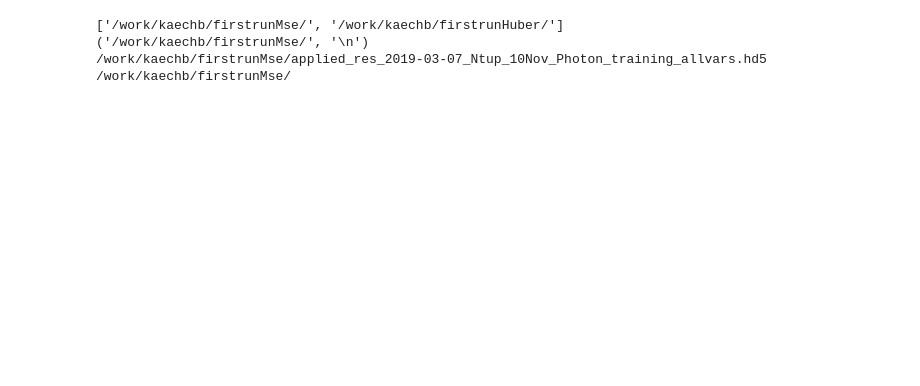
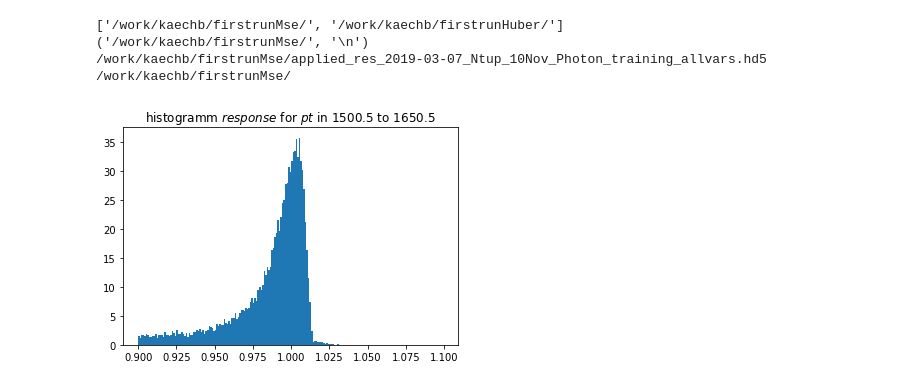
Before and after one commit to kaechb/HHbbgg_ETH, a Jupyter notebook: bregression/notebooks/plotsBenno.ipynb, the cells around one changed output. Saved outputs shown, nothing was run; the diff lists cells and outputs as text; code cells hidden in the pictures; blank space fills up the shorter version.

```diff
--- a/bregression/notebooks/plotsBenno.ipynb
+++ b/bregression/notebooks/plotsBenno.ipynb
@@ -97,8 +97,11 @@ def make_plots(x_plot,y_plot,y_err_fit,y_err_sigma,column,end,suffix):
     plt.show()
     plt.close()
 # %%
+%matplotlib inline
 from IPython.core.interactiveshell import InteractiveShell
-InteractiveShell.ast_node_interactivity = "all"
+from probfit.pdf import doublecrystalball
+from probfit.plotting import draw_normed_pdf
+InteractiveShell.ast_node_interactivity = "last_expr"
 input_dir=[]
 names=[]
 for dire in os.listdir("/work/kaechb/"):
@@ -164,7 +167,8 @@ for k in range(0,1):
 
         for i in range(0,len(bins)-1):
             try:
-
+                if (i<10) or (i>10):
+                    continue
                 #selecting data in bin
                 df_temp=df[df[column] >=bins[i]]
                 df_temp=df_temp[df_temp[column]<=bins[i+1]]
@@ -188,16 +192,16 @@ for k in range(0,1):
                 # set the boudaryof the fit
 
                 n_max=np.argmax(n)
-                bound_gauss=[bins_gauss[n_max-3],bins_gauss[n_max+3]]#centered around the max
-                bound_gauss=[.99,1.03]#centered around the max
+                bound_gauss=[bins_gauss[n_max-7],bins_gauss[n_max+7]]#centered around the max
+                #bound_gauss=[.99,1.03]#centered around the max
                 #maybe smooth the line by averaging n of 5 neighbors for a more reliant argmax
                 # always remember to normalize the pdf in the boundary
                 normalized_gaussian = probfit.Normalized(probfit.gaussian, bound_gauss)
                 # build the likelihood with the previous bound
-                binned_likelihood = probfit.BinnedLH(normalized_gaussian, data, bins=30, bound=bound_gauss)
+                binned_likelihood = probfit.BinnedLH(normalized_gaussian, data, bins=100, bound=bound_gauss)
                 pars_gauss = dict(mean  = bins_gauss[np.argmax(n)],
                                   sigma = 0.05,
-                                  limit_mean=(0.99,1.03))
+                                  limit_mean=(0.98,1.03))
 
                 # do the fit
                 minuit = iminuit.Minuit(binned_likelihood,print_level=0, **pars_gauss)
@@ -215,86 +219,51 @@ for k in range(0,1):
                 # plot the results
                 binned_likelihood.draw(minuit)
                 plt.show()
-                bound_cb=[.97, mean_gauss+3*sigma_gauss]
+                #plt.show()
+                #bound_cb=[.97, mean_gauss+3*sigma_gauss]
+                bound_cb=[.9, 1.03]
 
                 normalized_crystalball = probfit.Normalized(probfit.pdf.doublecrystalball, bound_cb)
-                binned_likelihood   = probfit.BinnedLH(normalized_crystalball, data, bins=100, bound=bound_cb)
-
-                # now fit the cb using as starting point the gaussian mean and sigma
-
-                # define the fit range to get the long left tail of the CB and just enough on the right to get the core
-                bound_cb=[mean_gauss-8*sigma_gauss, mean_gauss+3*sigma_gauss]
-                #bound_cb=[0.0,1.02]
-                # always remember to normalize the pdf in the boundary
-                normalized_crystalball = probfit.Normalized(probfit.crystalball, bound_cb)
 
                 # build the likelihood with the previous boun
-                binned_likelihood_cb   = probfit.BinnedLH(normalized_crystalball, data, bins=30, bound=bound_cb)
+                binned_likelihood   = probfit.BinnedLH(normalized_crystalball, data, bins=40, bound=bound_cb)
                 pars_cb = dict(mean  = mean_gauss,
-                               sigma = sigma_gauss*3,
-                               alpha=0.5,
-
-                               error_alpha=.1,
-                               error_n=1,
-
-                               n     = 3.0,
-                               limit_n=(-10,10),
+                               sigma = sigma_gauss,
                                fix_mean=True,
-                               fix_sigma=True
-
+                               fix_sigma=True,
+                               alpha=.95,alpha2=1.03, n=2.,n2=2
                                )
 
+                minuit = iminuit.Minuit(binned_likelihood,print_level=0, **pars_cb)
+                minuit.migrad( )
+                binned_likelihood.draw(minuit)
+                plt.show()
 
-                # do the fit
-                minuit = iminuit.Minuit(binned_likelihood_cb,print_level=0, **pars_cb)
-                minuit.migrad( )
-                pars_cb = dict(minuit.values,
-                               #
-                               fix_n=True,
-                               fix_mean=True,
-                               error_sigma=.01,
-                               error_alpha=0.1,
+
+                binned_likelihood   = probfit.BinnedLH(normalized_crystalball, data, bins=40, bound=bound_cb)
+                pars_cb = dict(mean  = minuit.values["mean"],
+                               sigma = minuit.values["sigma"],
+
+                               alpha=minuit.values["alpha"],  alpha2=minuit.values["alpha2"],
+                               n=minuit.values["n"],n2=minuit.values["n2"]
+
 
 
                                )
-                minuit = iminuit.Minuit(binned_likelihood_cb,print_level=0, **pars_cb)
-                minuit.migrad( resume=0)
-                pars_cb = dict(minuit.values,
-                               #
-                               fix_n=True,
-                               error_sigma=.01,
-                               error_alpha=0.1,
-
-
-                               )
+                minuit = iminuit.Minuit(binned_likelihood,print_level=1, **pars_cb)
+                minuit.migrad( )
+                print("2:")
+                (data_edges, datay), (errorp, errorm), (total_pdf_x, total_pdf_y),parts= binned_likelihood.draw(minuit                               ,parmloc=((0.1,0.95)),nfbins=101)
 
 
 
-                # do the fit
 
-                minuit = iminuit.Minuit(binned_likelihood_cb,print_level=0, **pars_cb)
-                minuit.migrad()
-
-                pars_cb = dict(minuit.values,
-                               #
-
-
-                               )
-
-
-
-                # do the fit
-
-                #normalized_crystalball=probfit.Normalized(probfit.crystalball, bound_cb)
-                binned_likelihood_cb   = probfit.BinnedLH(normalized_crystalball, data, bins=30, bound=bound_cb)
-                minuit = iminuit.Minuit(binned_likelihood_cb,print_level=0, **pars_cb)
-                minuit.migrad()
 
                 ax=plt.subplot2grid((6,3),(0,0), rowspan=4,colspan=4)
                 plt.title("Crystalball $response$ for ${}$ in {} to {}".format(column,int(10*bins[i])/10.,int(10*bins[i+1])/10.))
 
 
-                (data_edges, datay), (errorp, errorm), (total_pdf_x, total_pdf_y),parts=binned_likelihood_cb.draw(minuit,parmloc=((0.1,0.95)),nfbins=101)
+                (data_edges, datay), (errorp, errorm), (total_pdf_x, total_pdf_y),parts=binned_likelihood.draw(minuit,parmloc=((0.1,0.95)),nfbins=101)
                 coeff=minuit.args
                 data_edges=(data_edges[1:]+data_edges[:-1])/2
                 x_plot[i]=df_temp[column].values[np.argmin(df_temp['response'].values-coeff[2])]
@@ -365,30 +334,31 @@ for column in ['pt','scEta','rhoValue']:
     plt.title("Profile $response$ vs ${}$, Fit error".format(column))
     plt.ylabel(r"$response$")
     plt.xlabel(r"${}$".format(column))
     print("\n"*5)
 
     for index in range(0,len(xa)):
         print(index)
         plt.errorbar(xa[index],ya[index],yerr=xefa[index],fmt='.',label=str(index))
     plt.legend()
     plt.savefig("/scratch/kaechb/Fit_Error_{}response_vs_{}".format(suffix,column))
 
     #plt.savefig("/scratch/kaechb/plots/2018-12-06/all/Fit_Error_{}response_vs_{}".format(suffix,column))
     plt.close()
     plt.figure()
     plt.title("Profile $response$ vs ${}$, Sigma error".format(column))
     plt.ylabel(r"$response$")
     plt.xlabel(r"${}$".format(column))
     plt.ylim([0.98,1.03])
 
     for index in range(0,len(xa)):
         plt.errorbar(xa[index],ya[index],yerr=xesa[index],fmt='.',label=index)
     plt.savefig("/scratch/kaechb/Sigma_Error_{}response_vs_{}".format(suffix,column))
 
     #plt.savefig("/scratch/kaechb/plots/2018-12-06/all/Sigma_Error_{}response_vs_{}".format(suffix,column))
     plt.close()
 # %% [output]
 ['/work/kaechb/firstrunMse/', '/work/kaechb/firstrunHuber/']
 ('/work/kaechb/firstrunMse/', '\n')
 /work/kaechb/firstrunMse/applied_res_2019-03-07_Ntup_10Nov_Photon_training_allvars.hd5
 /work/kaechb/firstrunMse/
+[figure, added]
```
Also changed, not shown: parts of 3 cells of this notebook.
